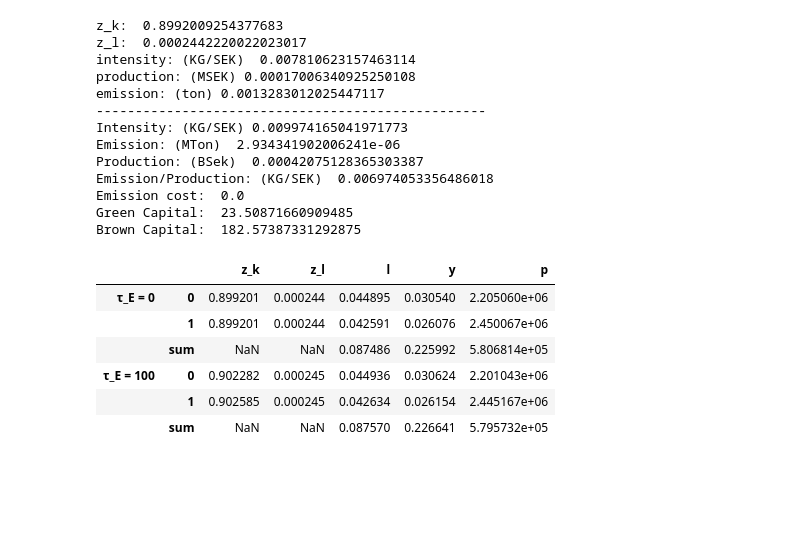
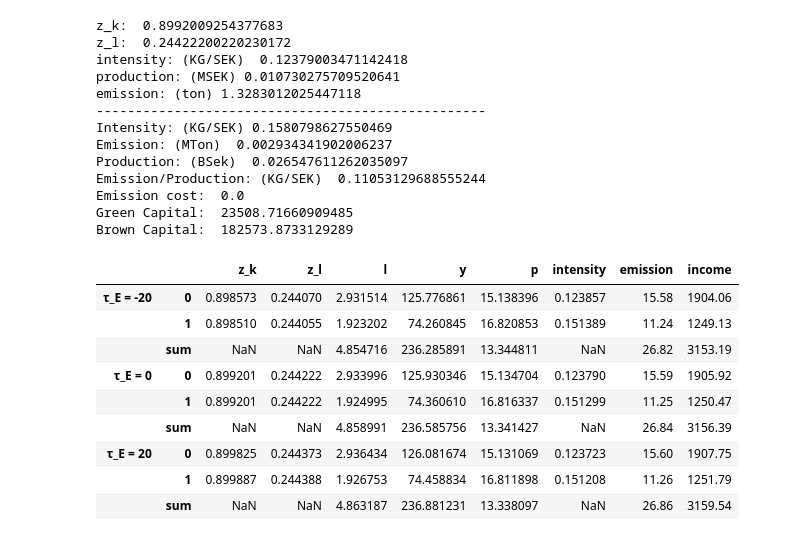
Before and after one commit to mortezaaghajanzadeh/Resource-Reallocation, a Jupyter notebook: code/test.ipynb, the cells around one changed output. Saved outputs shown, nothing was run; the diff lists cells and outputs as text; code cells hidden in the pictures; blank space fills up the shorter version.

```diff
--- a/code/test.ipynb
+++ b/code/test.ipynb
@@ -79,7 +79,7 @@ params = {
     'σ': np.inf,
     'r_b': 0.05,
     'green_premium': 0,
-    'w': 500, # TSEK
+    'w': 0.500, # MSEK
     'τ_E': 0, # per ton
     'n': int(1e3)}
 
@@ -105,27 +105,30 @@ print("Green Capital: ",sum(G_c))
 print("Brown Capital: ",sum(B_c))
 # %% [output]
 z_k:  0.8992009254377683
-z_l:  0.0002442220022023017
-intensity: (KG/SEK)  0.007810623157463114
-production: (MSEK) 0.00017006340925250108
-emission: (ton) 0.0013283012025447117
+z_l:  0.24422200220230172
+intensity: (KG/SEK)  0.12379003471142418
+production: (MSEK) 0.010730275709520641
+emission: (ton) 1.3283012025447118
 --------------------------------------------------
-Intensity: (KG/SEK) 0.009974165041971773
-Emission: (MTon)  2.934341902006241e-06
-Production: (BSek)  0.00042075128365303387
-Emission/Production: (KG/SEK)  0.006974053356486018
+Intensity: (KG/SEK) 0.1580798627550469
+Emission: (MTon)  0.002934341902006237
+Production: (BSek)  0.026547611262035097
+Emission/Production: (KG/SEK)  0.11053129688555244
 Emission cost:  0.0
-Green Capital:  23.50871660909485
-Brown Capital:  182.57387331292875
+Green Capital:  23508.71660909485
+Brown Capital:  182573.8733129289
 # %%
 def function_price(A_tilde,A_hat,α,γ,z_l,z_k,β,w,green_premium,r_b,σ,τ_E):
+    C_G,C_B,c_L,C_E = function_price_detail(A_tilde,A_hat,α,γ,z_l,z_k,β,w,green_premium,r_b,σ,τ_E)
+    return σ/(σ-1) * (C_G + C_B + c_L + C_E) / A_hat
+
+def function_price_detail(A_tilde,A_hat,α,γ,z_l,z_k,β,w,green_premium,r_b,σ,τ_E):
     r_g = (1-green_premium) * r_b
-    C_G = r_g * (((α + (1-α)*(z_k** (1-γ)) ) ** (γ / (1-γ))) * (z_l ** (1-β)))
-    C_B = r_b * ((α * (z_k ** (γ-1)) + (1 - α)) ** (γ / (1-γ))) * (z_l ** (1-β))
+    C_G = r_g * ((α * (z_k ** (γ-1)) + (1 - α)) ** (γ / (1-γ))) * (z_l ** (1-β))
+    C_B = r_b * (((α + (1-α)*(z_k** (1-γ)) ) ** (γ / (1-γ))) * (z_l ** (1-β)))
     c_L = w * z_l ** (-β)
     C_E = τ_E/1000 * A_tilde * C_B/r_b
-    return σ/(σ-1) * (C_G + C_B + c_L + C_E) / A_hat
-
+    return C_G,C_B,c_L,C_E
 
 
 def optimal_labor(A_tilde,A_hat,α,γ,z_l,z_k,β,w,green_premium,r_b,σ,τ_E,ν=1e5):
@@ -137,46 +140,54 @@ def ratios_gen(input_0):
     z_l = function_z_l(z_k,input_0['β'],input_0['α'],input_0['γ'],input_0['w'],input_0['green_premium'],input_0['r_b'])
     l = optimal_labor(input_0['A_tilde'],input_0['A_hat'],input_0['α'],input_0['γ'],z_l,z_k,input_0['β'],input_0['w'],input_0['green_premium'],input_0['r_b'],input_0['σ'],input_0['τ_E'])
     y = production_function(input_0['A_hat'],input_0['β'],z_l,l)
     p = function_price(input_0['A_tilde'],input_0['A_hat'],input_0['α'],input_0['γ'],z_l,z_k,input_0['β'],input_0['w'],input_0['green_premium'],input_0['r_b'],input_0['σ'],input_0['τ_E'])
-    return z_k,z_l,l,y*1e3,p
+    intensity = function_intensity(input_0['A_tilde'],input_0['A_hat'],input_0['α'],input_0['γ'],z_l,z_k,input_0['β'])
+    return z_k,z_l,l,y*1e3,p, intensity, intensity*y*1e3
 
 def gen_df(params,τ_E):
     params_0 = params.copy()
-    params_0['σ'] = 1.5
-    params_0['w'] = params['w']
-    params_0['τ_E'] = τ_E
+    params_0['σ'] = 5
+    # params_0['w'] = params['w'] / 1e3
+    params_0['τ_E'] = τ_E #* 1e2
     params_1 = params_0.copy()
     res_1 = ratios_gen(params_1)
     params_2 = params_0.copy()
     params_2['A_hat'] = params_2['A_hat'] * 0.9
     params_2['A_tilde'] = params_2['A_tilde'] * 1.1
     res_2 = ratios_gen(params_2)
     # put the results into a dataframe
-    df = pd.DataFrame([res_1,res_2],columns=['z_k','z_l','l','y','p'])
+    df = pd.DataFrame([res_1,res_2],columns=['z_k','z_l','l','y','p','intensity','emission'])
+    df['income'] = (df.y * df.p).round(2)
+    df['emission'] = df.emission.round(2)
     # add sum row
     df.loc['sum'] = np.nan
     df.loc['sum','l']= df.l.sum()
-    df
+    df.loc['sum','emission']= df.emission.sum()
+    df.loc['sum','income']= df.income.sum()
     p_s = 0
     y_s = 0
     for i in [res_1,res_2]:
         p_s += i[4] ** (1-params_0['σ'])
         y_s += i[3] ** ((params_0['σ']-1)/(params_0['σ']))
     p_s = p_s ** (1/(1-params_0['σ']))
     y_s = y_s ** (params_0['σ']/(params_0['σ']-1))
     df.loc['sum','p'] = p_s
+    # df.p = df.p/p_s
     df.loc['sum','y'] = y_s
     return df
 
-df_0 = gen_df(params,0)
-df_100 = gen_df(params,100)
-df = pd.concat([df_0,df_100],keys=['τ_E = 0','τ_E = 100'],axis=0)
+tax = 20
+tax_2 = -20
+df = pd.concat([gen_df(params,tax_2),gen_df(params,0),gen_df(params,tax)],keys=['τ_E = {}'.format(tax_2),'τ_E = 0','τ_E = {}'.format(tax)],axis=0)
 df
 # %% [output]
-|  |  | z_k | z_l | l | y | p |
-| τ_E = 0 | 0 | 0.899201 | 0.000244 | 0.044895 | 0.030540 | 2.205060e+06 |
-|  | 1 | 0.899201 | 0.000244 | 0.042591 | 0.026076 | 2.450067e+06 |
-|  | sum | NaN | NaN | 0.087486 | 0.225992 | 5.806814e+05 |
-| τ_E = 100 | 0 | 0.902282 | 0.000245 | 0.044936 | 0.030624 | 2.201043e+06 |
-|  | 1 | 0.902585 | 0.000245 | 0.042634 | 0.026154 | 2.445167e+06 |
-|  | sum | NaN | NaN | 0.087570 | 0.226641 | 5.795732e+05 |
+|  |  | z_k | z_l | l | y | p | intensity | emission | income |
+| τ_E = -20 | 0 | 0.898573 | 0.244070 | 2.931514 | 125.776861 | 15.138396 | 0.123857 | 15.58 | 1904.06 |
+|  | 1 | 0.898510 | 0.244055 | 1.923202 | 74.260845 | 16.820853 | 0.151389 | 11.24 | 1249.13 |
+|  | sum | NaN | NaN | 4.854716 | 236.285891 | 13.344811 | NaN | 26.82 | 3153.19 |
+| τ_E = 0 | 0 | 0.899201 | 0.244222 | 2.933996 | 125.930346 | 15.134704 | 0.123790 | 15.59 | 1905.92 |
+|  | 1 | 0.899201 | 0.244222 | 1.924995 | 74.360610 | 16.816337 | 0.151299 | 11.25 | 1250.47 |
+|  | sum | NaN | NaN | 4.858991 | 236.585756 | 13.341427 | NaN | 26.84 | 3156.39 |
+| τ_E = 20 | 0 | 0.899825 | 0.244373 | 2.936434 | 126.081674 | 15.131069 | 0.123723 | 15.60 | 1907.75 |
+|  | 1 | 0.899887 | 0.244388 | 1.926753 | 74.458834 | 16.811898 | 0.151208 | 11.26 | 1251.79 |
+|  | sum | NaN | NaN | 4.863187 | 236.881231 | 13.338097 | NaN | 26.86 | 3159.54 |
```
Also changed, not shown: parts of 3 cells of this notebook, 4 other files.
